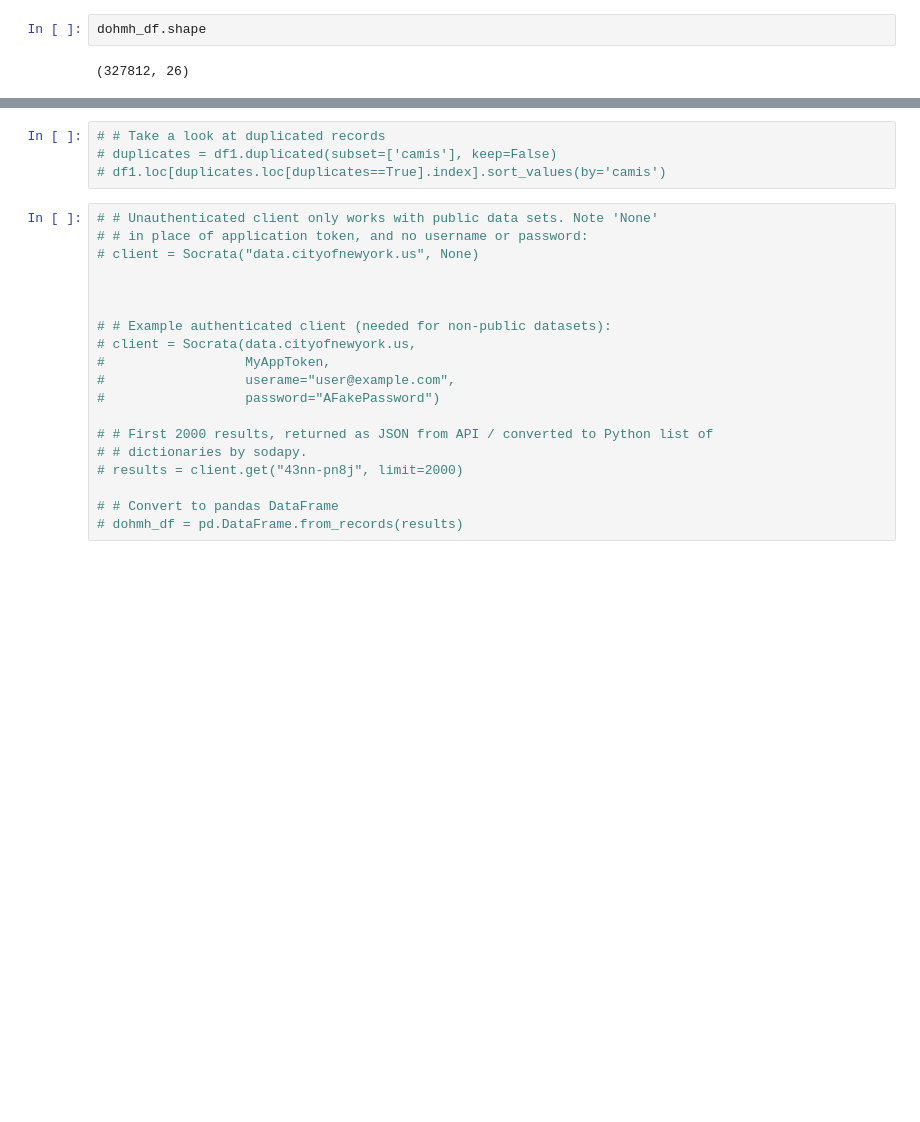
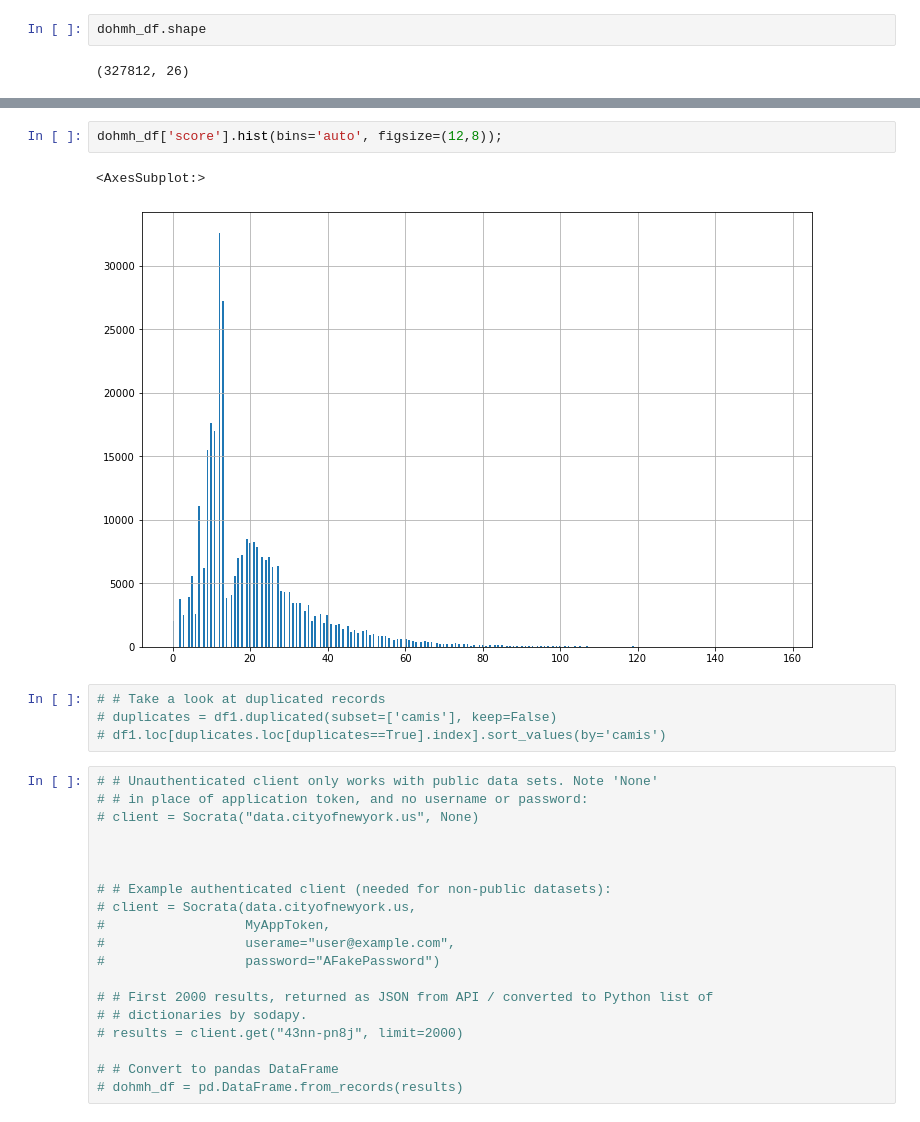
Before and after one commit to rcauvy/predicting-nyc-health-violations-with-nlp, a Jupyter notebook: Predicting NYC Health Violations.ipynb, the cells around one changed output, grey strips where cells are left out. Cells and saved outputs as stored; diff of their text form; blank space fills up the shorter version.

```diff
--- a/Predicting NYC Health Violations.ipynb
+++ b/Predicting NYC Health Violations.ipynb
@@ -53,3 +87,8 @@ dohmh_df.head(3)
+# %%
+dohmh_df['score'].hist(bins='auto', figsize=(12,8));
+# %% [output]
+<AxesSubplot:>
+[figure, added]
 # %%
 # # Take a look at duplicated records
 # duplicates = df1.duplicated(subset=['camis'], keep=False)
```
Also changed, not shown: parts of 18 cells of this notebook, 3 other files.
